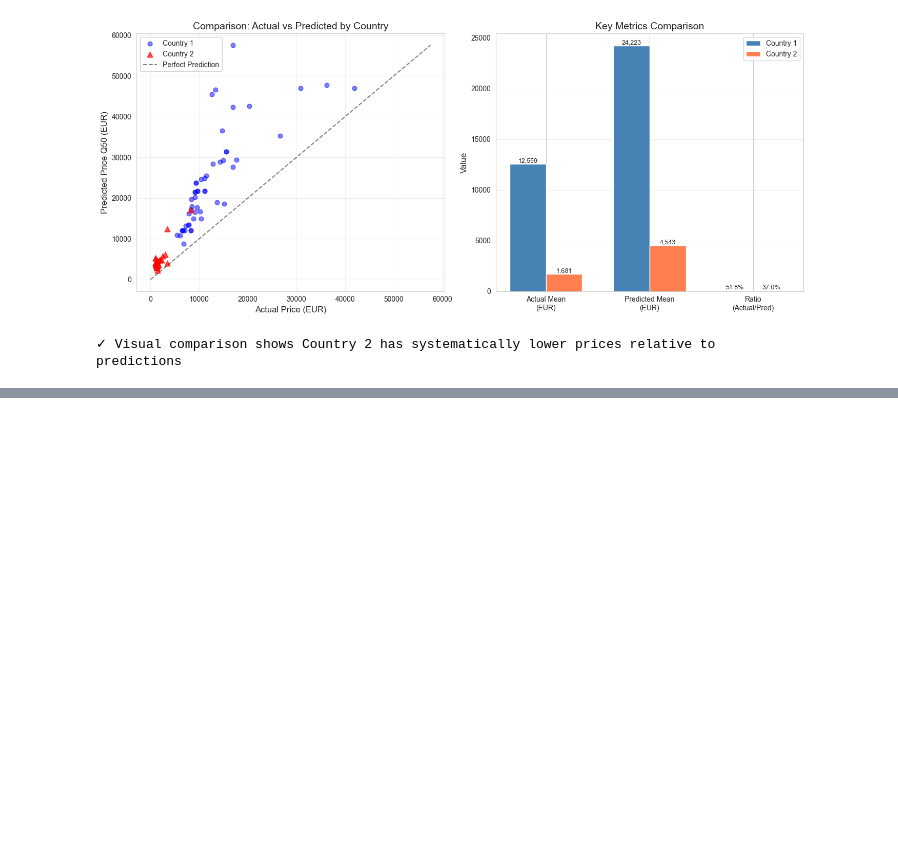
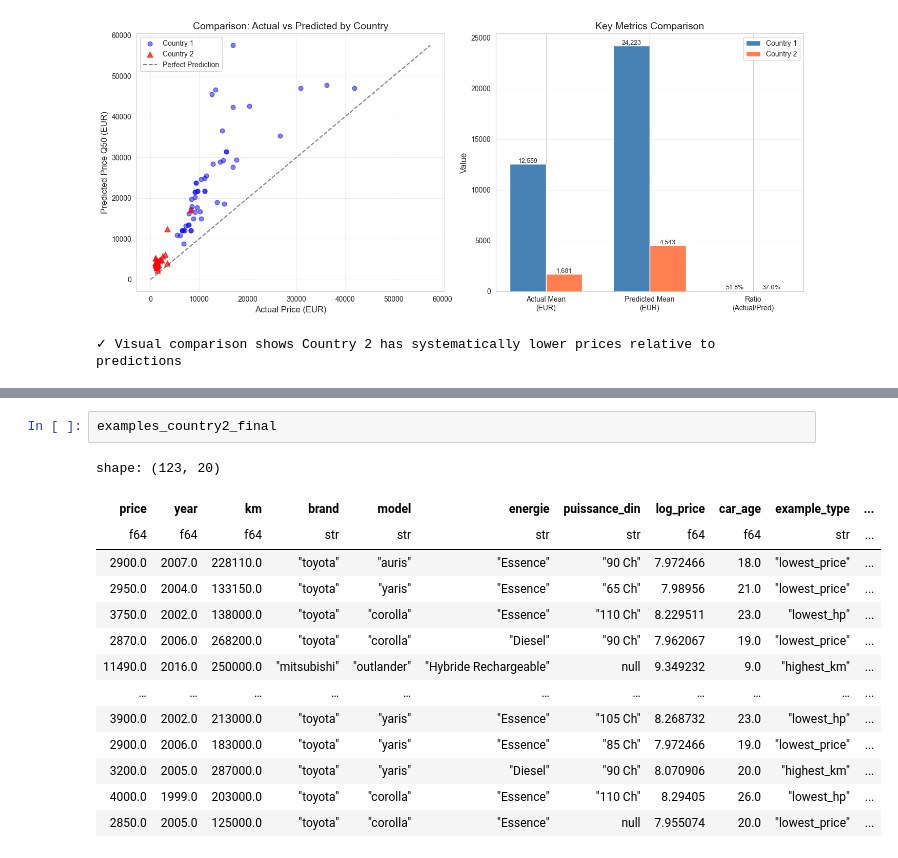
Before and after one commit to brunothefirst/car_price_prediction, a Jupyter notebook: notebooks/06_lean_model_training.ipynb, the cells around one changed output, grey strips where cells are left out. Drawn from its saved outputs; the diff is of its cells as text; blank space fills up the shorter version.

```diff
--- a/notebooks/06_lean_model_training.ipynb
+++ b/notebooks/06_lean_model_training.ipynb
@@ -3262,0 +3552,17 @@ print(f"\n✓ Visual comparison shows Country 2 has systematically lower prices
+# %%
+examples_country2_final
+# %% [output]
+shape: (123, 20)
+| price | year | km | brand | model | energie | puissance_din | log_price | car_age | example_type | ... |
+| f64 | f64 | f64 | str | str | str | str | f64 | f64 | str | ... |
+| 2900.0 | 2007.0 | 228110.0 | "toyota" | "auris" | "Essence" | "90 Ch" | 7.972466 | 18.0 | "lowest_price" | ... |
+| 2950.0 | 2004.0 | 133150.0 | "toyota" | "yaris" | "Essence" | "65 Ch" | 7.98956 | 21.0 | "lowest_price" | ... |
+| 3750.0 | 2002.0 | 138000.0 | "toyota" | "corolla" | "Essence" | "110 Ch" | 8.229511 | 23.0 | "lowest_hp" | ... |
+| 2870.0 | 2006.0 | 268200.0 | "toyota" | "corolla" | "Diesel" | "90 Ch" | 7.962067 | 19.0 | "lowest_price" | ... |
+| 11490.0 | 2016.0 | 250000.0 | "mitsubishi" | "outlander" | "Hybride Rechargeable" | null | 9.349232 | 9.0 | "highest_km" | ... |
+| … | … | … | … | … | … | … | … | … | … | ... |
+| 3900.0 | 2002.0 | 213000.0 | "toyota" | "yaris" | "Essence" | "105 Ch" | 8.268732 | 23.0 | "lowest_hp" | ... |
+| 2900.0 | 2006.0 | 183000.0 | "toyota" | "yaris" | "Essence" | "85 Ch" | 7.972466 | 19.0 | "lowest_price" | ... |
+| 3200.0 | 2005.0 | 287000.0 | "toyota" | "yaris" | "Diesel" | "90 Ch" | 8.070906 | 20.0 | "highest_km" | ... |
+| 4000.0 | 1999.0 | 203000.0 | "toyota" | "corolla" | "Essence" | "110 Ch" | 8.29405 | 26.0 | "lowest_hp" | ... |
+| 2850.0 | 2005.0 | 125000.0 | "toyota" | "corolla" | "Essence" | null | 7.955074 | 20.0 | "lowest_price" | ... |
```
Also changed, not shown: parts of 20 cells of this notebook.
